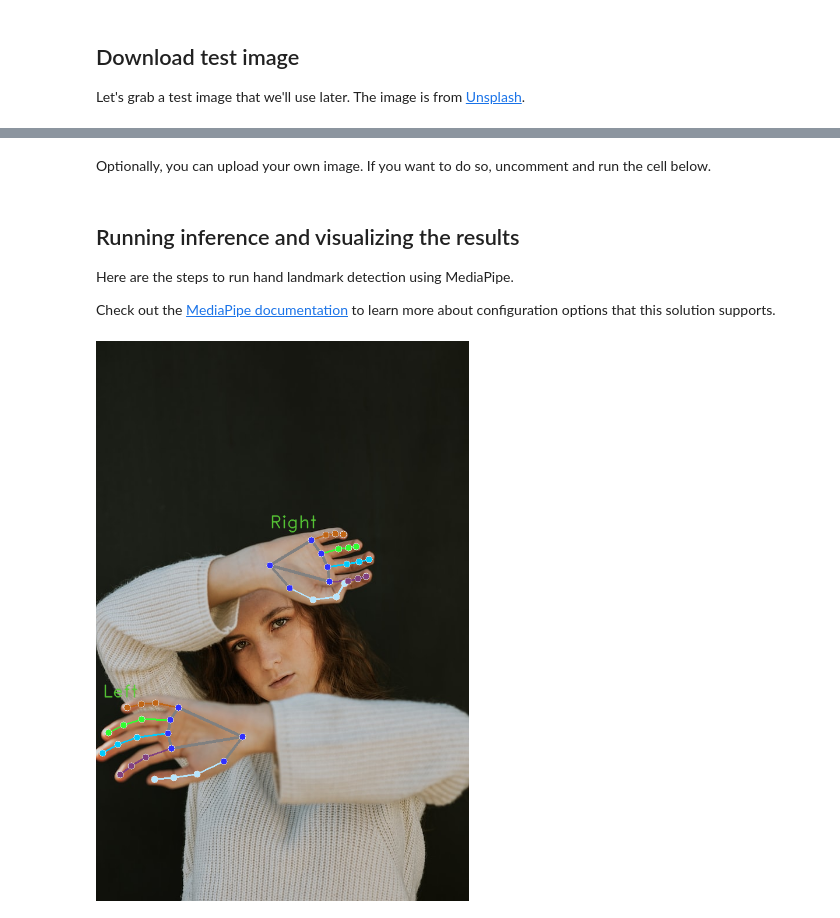
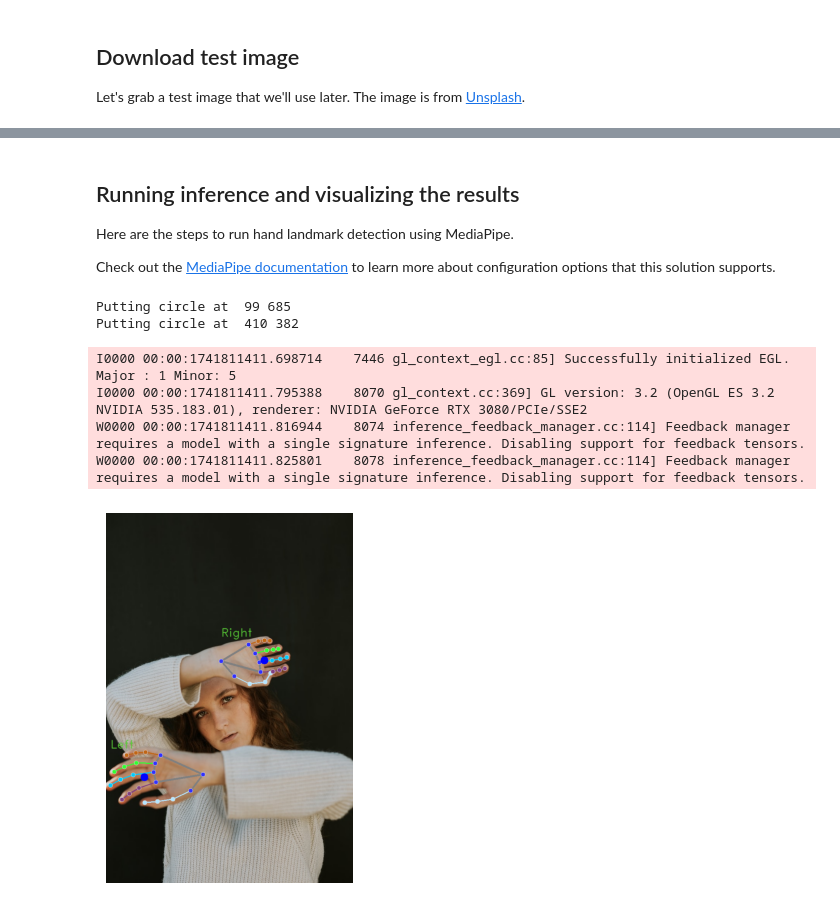
Before and after one commit to ranai-srivastav/FistDetection, a Jupyter notebook: hand_landmarker.ipynb, the cells around one changed output, grey strips where cells are left out. Cells and saved outputs as stored; diff of their text form; code cells hidden in the pictures.

Commit message:
Detect hand centroid and paint into image based on MediaPipe

```diff
--- a/hand_landmarker.ipynb
+++ b/hand_landmarker.ipynb
@@ -36,6 +36,7 @@ Then download an off-the-shelf model bundle. Check out the [MediaPipe documentat
 from mediapipe import solutions
 from mediapipe.framework.formats import landmark_pb2
 import numpy as np
+import cv2
 
 MARGIN = 10  # pixels
 FONT_SIZE = 1
@@ -57,6 +58,13 @@ def draw_landmarks_on_image(rgb_image, detection_result):
     hand_landmarks_proto.landmark.extend([
       landmark_pb2.NormalizedLandmark(x=landmark.x, y=landmark.y, z=landmark.z) for landmark in hand_landmarks
     ])
+    x_avg, y_avg = 0, 0
+    for landmark in hand_landmarks_proto.landmark:
+      x_avg += landmark.x
+      y_avg += landmark.y
+    x_avg /= len(hand_landmarks_proto.landmark)
+    y_avg /= len(hand_landmarks_proto.landmark)
+
     solutions.drawing_utils.draw_landmarks(
       annotated_image,
       hand_landmarks_proto,
@@ -64,8 +72,16 @@ def draw_landmarks_on_image(rgb_image, detection_result):
       solutions.drawing_styles.get_default_hand_landmarks_style(),
       solutions.drawing_styles.get_default_hand_connections_style())
 
+    # Convert x_avg and y_avg from percentages to pixel values
+    height, width, _ = annotated_image.shape
+    x_avg_pixel = int(x_avg * width)
+    y_avg_pixel = int(y_avg * height)
+    print("Putting circle at ", x_avg_pixel, y_avg_pixel)
+    # Draw a dot at the x_avg and y_avg locations
+    cv2.circle(annotated_image, (x_avg_pixel, y_avg_pixel), radius=10, color=(0, 0, 255), thickness=-1)
+
+
     # Get the top left corner of the detected hand's bounding box.
-    height, width, _ = annotated_image.shape
     x_coordinates = [landmark.x for landmark in hand_landmarks]
     y_coordinates = [landmark.y for landmark in hand_landmarks]
     text_x = int(min(x_coordinates) * width)
@@ -84,8 +100,13 @@ Let's grab a test image that we'll use later. The image is from [Unsplash](https
 # %%
 !wget -q -O image.jpg https://storage.googleapis.com/mediapipe-tasks/hand_landmarker/woman_hands.jpg
 
-import cv2
-from google.colab.patches import cv2_imshow
+import matplotlib.pyplot as plt
+# from google.colab.patches import cv2_imshow
 
+def imshow(img):
+    img_rgb = cv2.cvtColor(img, cv2.COLOR_BGR2RGB)
+    plt.imshow(img_rgb)
+    plt.axis('off')
+    plt.show()
 img = cv2.imread("image.jpg")
-cv2_imshow(img)
+# imshow(img)
@@ -94,2 +112,0 @@ cv2_imshow(img)
-# %% [markdown]
-Optionally, you can upload your own image. If you want to do so, uncomment and run the cell below.
@@ -114,23 +119,29 @@ Check out the [MediaPipe documentation](https://developers.google.com/mediapipe/
 # %%
 # STEP 1: Import the necessary modules.
 import mediapipe as mp
 from mediapipe.tasks import python
 from mediapipe.tasks.python import vision
 
 # STEP 2: Create an HandLandmarker object.
 base_options = python.BaseOptions(model_asset_path='hand_landmarker.task')
 options = vision.HandLandmarkerOptions(base_options=base_options,
                                        num_hands=2)
 detector = vision.HandLandmarker.create_from_options(options)
 
 # STEP 3: Load the input image.
 image = mp.Image.create_from_file("image.jpg")
 
 # STEP 4: Detect hand landmarks from the input image.
 detection_result = detector.detect(image)
 
 # STEP 5: Process the classification result. In this case, visualize it.
 annotated_image = draw_landmarks_on_image(image.numpy_view(), detection_result)
-cv2_imshow(cv2.cvtColor(annotated_image, cv2.COLOR_RGB2BGR))
+imshow(cv2.cvtColor(annotated_image, cv2.COLOR_RGB2BGR))
 # %% [output]
+Putting circle at  99 685
+Putting circle at  410 382
+I0000 00:00:1741811411.698714    7446 gl_context_egl.cc:85] Successfully initialized EGL. Major : 1 Minor: 5
+I0000 00:00:1741811411.795388    8070 gl_context.cc:369] GL version: 3.2 (OpenGL ES 3.2 NVIDIA 535.183.01), renderer: NVIDIA GeForce RTX 3080/PCIe/SSE2
+W0000 00:00:1741811411.816944    8074 inference_feedback_manager.cc:114] Feedback manager requires a model with a single signature inference. Disabling support for feedback tensors.
+W0000 00:00:1741811411.825801    8078 inference_feedback_manager.cc:114] Feedback manager requires a model with a single signature inference. Disabling support for feedback tensors.
-[figure, old version]
+[figure, new version]
```
Also changed, not shown: parts of 3 cells of this notebook, 1 other file.
